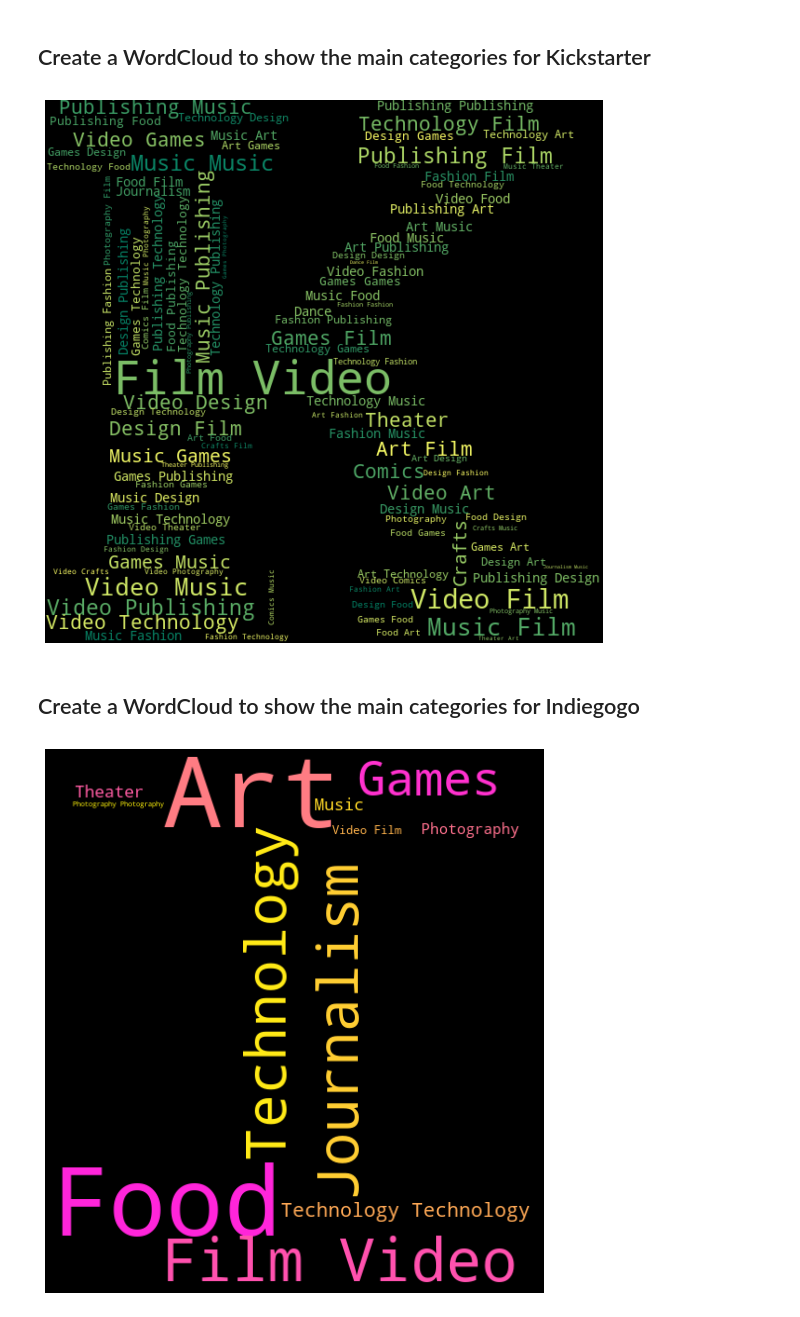
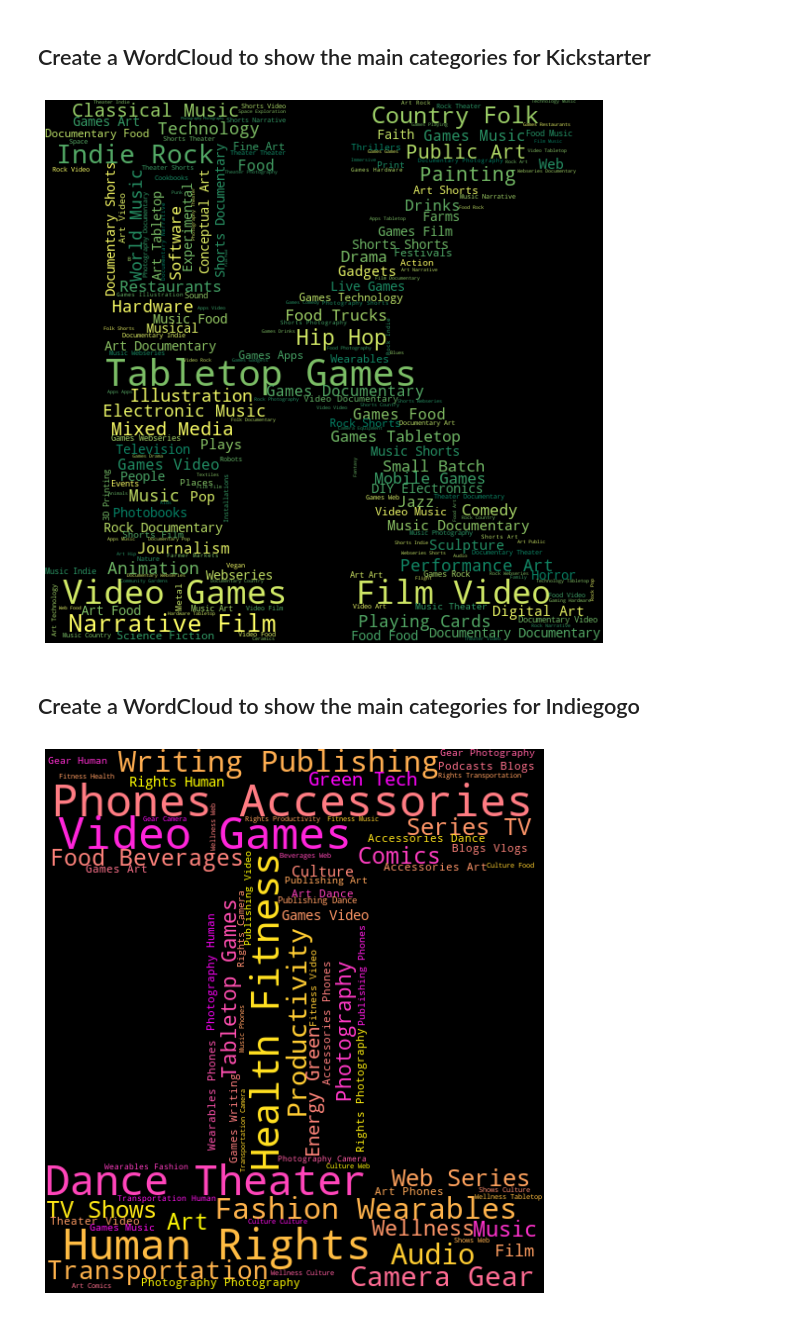
Before and after one commit to Best-Brain-Gang/Crowdfunding_Analysis, a Jupyter notebook: crowdfunding_analyzer.ipynb, the cells around one changed output. Cells and saved outputs as stored; diff of their text form; code cells hidden in the pictures.

```diff
--- a/crowdfunding_analyzer.ipynb
+++ b/crowdfunding_analyzer.ipynb
@@ -620,7 +602,7 @@ kickstarter_summary_df_test
 # Create a WordCloud to show the main categories for Kickstarter.
 
 # Create a list of word
-ks_cat = kickstarter_large_clean_df['main_category']
+ks_cat = kickstarter_large_clean_df['category']
 ks_string = " ".join(ks_cat)
 mask = np.array(Image.open('./Resources/Images/K.png'))
 
@@ -634,26 +616,26 @@ plt.axis("off")
 plt.margins(x=0, y=0)
 plt.show()
 # %% [output]
-[figure, old version]
+[figure, new version]
 # %% [markdown]
 ## Create a WordCloud to show the main categories for Indiegogo
 # %%
 # Create a WordCloud to show the main categories for Indiegogo.
 
 # Create a list of word
-indie_cat = indiegogo_clean_df['main_category']
+indie_cat = indiegogo_clean_df['category']
 indie_string = " ".join(indie_cat)
 
 mask = np.array(Image.open('./Resources/Images/I.png'))
 
 # Create the wordcloud object
 wordcloud = WordCloud(width=100, height=100, margin=0, max_words=200, max_font_size=100, colormap='spring', random_state=6, mask=mask).generate(indie_string)
 
 # Display the generated image:
 plt.figure(figsize=(10,10))
 plt.imshow(wordcloud, interpolation='bilinear')
 plt.axis("off")
 plt.margins(x=0, y=0)
 plt.show()
 # %% [output]
-[figure, old version]
+[figure, new version]
```
Also changed, not shown: parts of 7 cells of this notebook.
